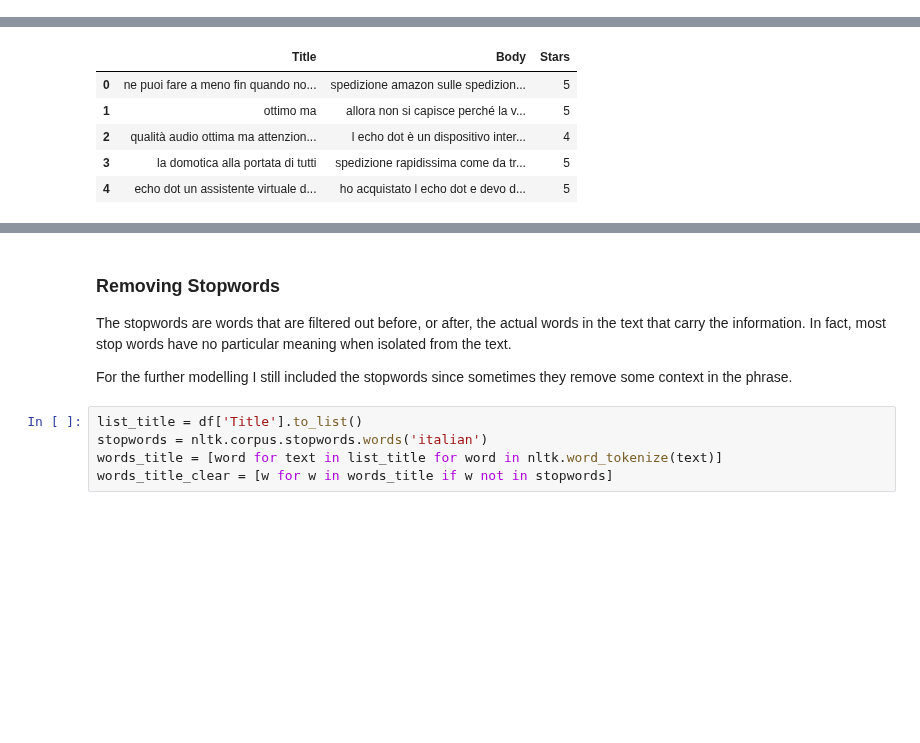
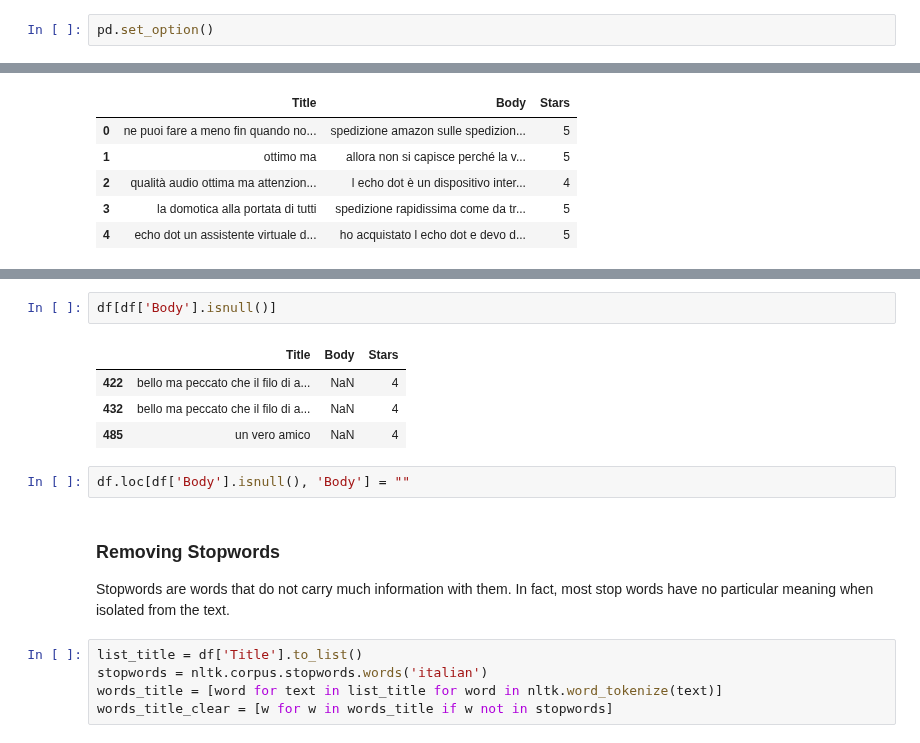
Before and after one commit to riccardo-borgo/Sentiment-Analysis-Amazon, a Jupyter notebook: sentiment_analysis.ipynb, the cells around one changed output, grey strips where cells are left out. Cells and saved outputs as stored; diff of their text form; blank space fills up the shorter version.

```diff
--- a/sentiment_analysis.ipynb
+++ b/sentiment_analysis.ipynb
@@ -15,0 +13,2 @@ from sklearn.feature_extraction.text import TfidfVectorizer
+# %%
+pd.set_option()
@@ -27,9 +41,16 @@ df.head()
+# %%
+df[df['Body'].isnull()]
+# %% [output]
+|  | Title | Body | Stars |
+| 422 | bello ma peccato che il filo di a... | NaN | 4 |
+| 432 | bello ma peccato che il filo di a... | NaN | 4 |
+| 485 | un vero amico | NaN | 4 |
+# %%
+df.loc[df['Body'].isnull(), 'Body'] = ""
 # %% [markdown]
 ### Removing Stopwords
 
-The stopwords are words that are filtered out before, or after, the actual words in the text that carry the information. In fact, most stop words have no particular meaning when isolated from the text.
-
-For the further modelling I still included the stopwords since sometimes they remove some context in the phrase.
+Stopwords are words that do not carry much information with them. In fact, most stop words have no particular meaning when isolated from the text.
 # %%
 list_title = df['Title'].to_list()
 stopwords = nltk.corpus.stopwords.words('italian')
```
Also changed, not shown: parts of 17 cells of this notebook, 2 other files.
